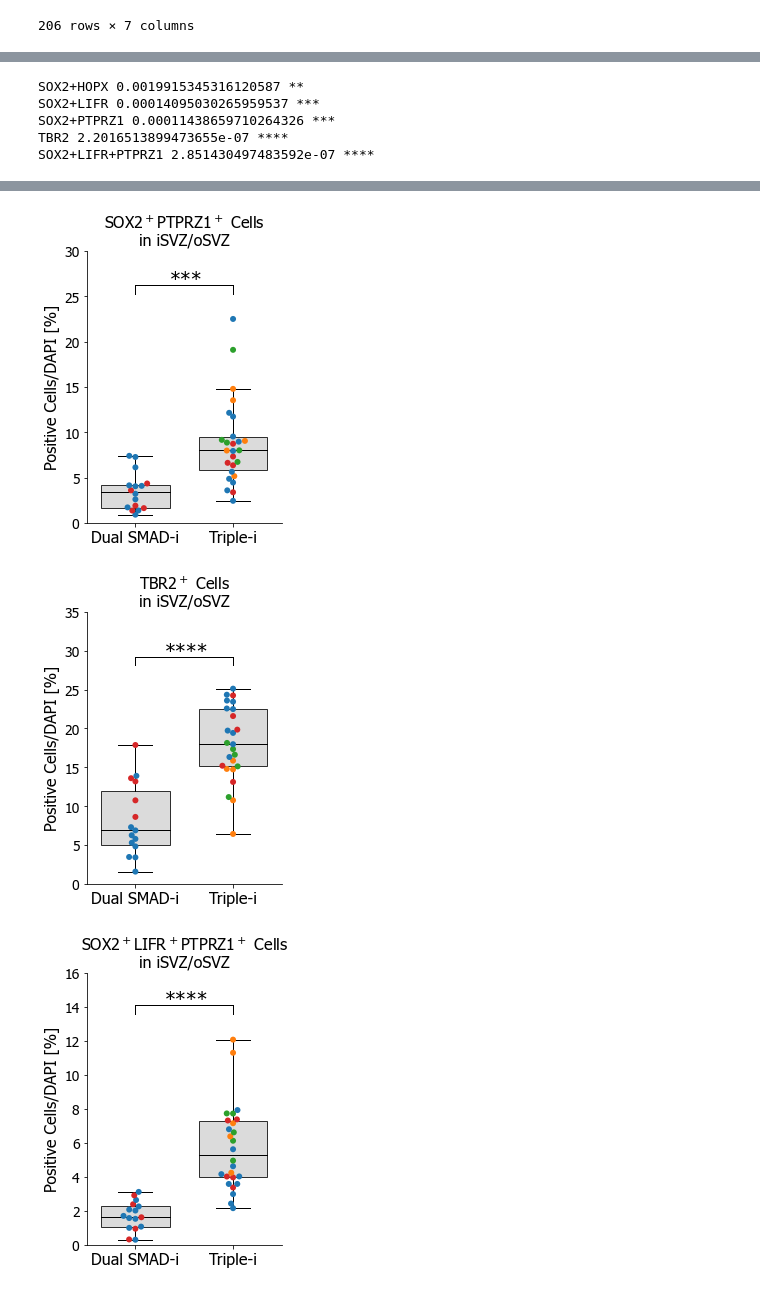
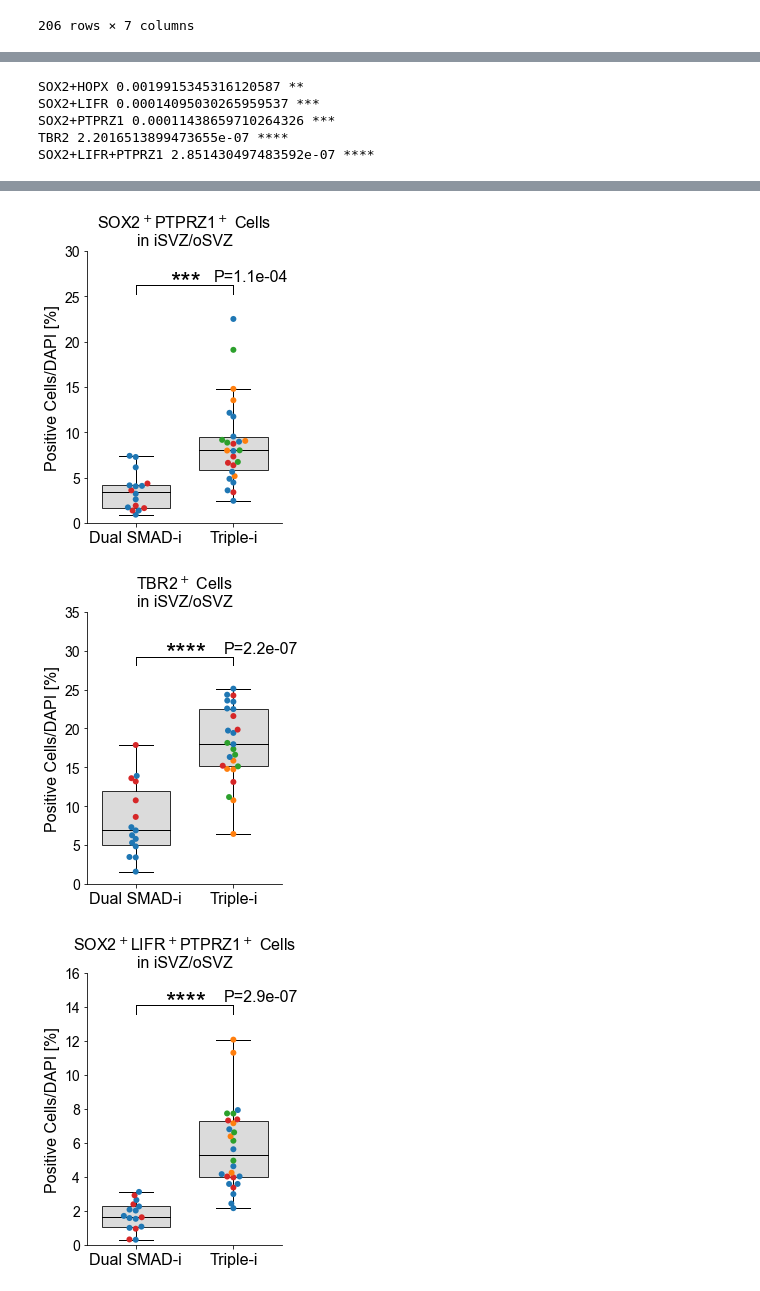
Before and after one commit to daniel-rosebrock/BrainOrganoids, a Jupyter notebook: Fig5_Day50_Countings.ipynb, the cells around one changed output, grey strips where cells are left out. Drawn from its saved outputs; the diff is of its cells as text; code cells hidden in the pictures.

```diff
--- a/Fig5_Day50_Countings.ipynb
+++ b/Fig5_Day50_Countings.ipynb
@@ -16,7 +16,7 @@ font_dirs = ['/mnt/e/Misc/Python_Fonts', ]
 font_files = font_manager.findSystemFonts(fontpaths=font_dirs)
 for font_file in font_files:
     font_manager.fontManager.addfont(font_file)
-matplotlib.rcParams['font.family'] = 'tahoma'
+matplotlib.rcParams['font.family'] = 'arial'
 # %%
 count = np.array([5, 12])
 nobs = np.array([83, 99])
@@ -146,7 +143,6 @@ ax = sns.boxplot(x="Protocol", y='n_SOX2_per_DAPI', data=d50_counts_sub,showflie
 ax = sns.swarmplot(x="Protocol", y='n_SOX2_per_DAPI', data=d50_counts_sub,hue="Cell Line",s=6)#".25")
 ax.tick_params(axis='both', which='major', labelsize=14)
 ax.tick_params(axis='both', which='major', labelsize=14)
-#plt.ylabel('SOX2$^+$'+'/DAPI [%]',fontsize=20)
 plt.ylabel('Positive Cells/DAPI [%]',fontsize=16)
 plt.xlabel('')
 
@@ -176,25 +172,23 @@ for j,idx in enumerate([[0,1]]):
     else: star_t = 'n.s.'
     if star_t == 'n.s.':
         plt.annotate(star_t,xy=(idx[0]+0.37*(idx[1]-idx[0]),y_new+0.005),fontsize=20)
+        plt.annotate('P='+"{:.1e}".format(p),
+                     xy=(idx[0]+0.5*(idx[1]-idx[0])-len(star_t)*0.05+len(star_t)*0.16,y_new+0.01),fontsize=16)
     else:
-        plt.annotate(star_t,xy=(idx[0]+0.5*(idx[1]-idx[0])-len(star_t)*0.05,y_new),fontsize=20)
+        plt.annotate(star_t,xy=(idx[0]+0.5*(idx[1]-idx[0])-len(star_t)*0.05,y_new-0.01),fontsize=26)
+        plt.annotate('P='+"{:.1e}".format(p),
+                     xy=(idx[0]+0.5*(idx[1]-idx[0])-len(star_t)*0.05+len(star_t)*0.16,y_new+0.01),fontsize=16)
     print(p)
 
-#max_val = np.math.ceil(max(max(frac_pos_sbnx),max(frac_pos_sbn))*10)
-#print(max_val)
-#plt.ylim(0,max_val*0.1)
-#plt.ylim(0,30000)
-#plt.ylim(plt.ylim()[0],plt.ylim()[1]+0.05)
 plt.ylim(0,plt.ylim()[1])
 plt.xticks([0,1],['Dual SMAD-i','Triple-i'],fontsize=16)
-#plt.yticks([x*0.1 for x in np.linspace(0,max_val,max_val+1)],[x*0.1 for x in np.linspace(0,max_val,max_val+1)],fontsize=16)
 plt.title('SOX2$^+$ Cells\nin iSVZ/oSVZ',fontsize=16)
 ax.spines["right"].set_visible(False)
 ax.spines["top"].set_visible(False)
 plt.yticks(plt.yticks()[0],[str(int(x*100)) for x in plt.yticks()[0]],fontsize=14)
 plt.legend('',frameon=False)
 
-plt.savefig('/mnt/e/MPIMG/Elkabetz/Mutukula_etal_Paper/Revision/Round2/figures/sox2_per_osvz_area.with_points.no_legend.png',dpi=500,bbox_inches='tight')
-plt.savefig('/mnt/e/MPIMG/Elkabetz/Mutukula_etal_Paper/Revision/Round2/figures/sox2_per_osvz_area.with_points.no_legend.pdf',bbox_inches='tight')
+plt.savefig('figures/fig5/sox2_per_osvz_area.with_points.no_legend.png',dpi=500,bbox_inches='tight')
+plt.savefig('figures/fig5/sox2_per_osvz_area.with_points.no_legend.pdf',bbox_inches='tight')
 # %% [output]
 0.00323667348100597
@@ -202,24 +196,5 @@ plt.savefig('/mnt/e/MPIMG/Elkabetz/Mutukula_etal_Paper/Revision/Round2/figures/s
 # %%
 for gene in ['SOX2+HOPX','SOX2+LIFR','SOX2+PTPRZ1','TBR2','SOX2+LIFR+PTPRZ1']:
-
-    '''
-    plt.figure(figsize=(4,4))
-    d50_counts_sub = d50_counts[d50_counts['gene']==gene]
-    frac_pos_sbnx = d50_counts_sub[d50_counts_sub['tx']=='SBNX']['n_cells_per_DAPI']
-    frac_pos_sbn = d50_counts_sub[d50_counts_sub['tx']=='SBN']['n_cells_per_DAPI']
-    t, p = ttest(frac_pos_sbn, frac_pos_sbnx,alternative='less')
-    t_w, p_w = stats.ranksums(frac_pos_sbnx, frac_pos_sbn)
-    print(gene,p,p_w)
-
-    ax = sns.boxplot(x="tx", y='n_cells_per_DAPI', data=d50_counts_sub)
-    ax = sns.swarmplot(x="tx", y='n_cells_per_DAPI', data=d50_counts_sub, color=".25")
-    ax.tick_params(axis='both', which='major', labelsize=14)
-    ax.tick_par ams(axis='both', which='major', labelsize=14)
-    plt.xlabel('tx',fontsize=16)
-    plt.ylabel('No. '+gene+' cells / DAPI',fontsize=16)
-    plt.title(gene,fontsize=18)
-    plt.show()
-    '''
 
     plt.figure(figsize=(3.5,5))
     d50_counts_sub = d50_counts[d50_counts['Gene']==gene]
@@ -233,7 +208,6 @@ for gene in ['SOX2+HOPX','SOX2+LIFR','SOX2+PTPRZ1','TBR2','SOX2+LIFR+PTPRZ1']:
     ax = sns.swarmplot(x="Protocol", y='n_cells_per_DAPI', data=d50_counts_sub,hue="Cell Line",s=6)
     ax.tick_params(axis='both', which='major', labelsize=14)
     ax.tick_params(axis='both', which='major', labelsize=14)
-    #plt.ylabel(''.join([x+'$^+$' for x in gene.split("+")])+'/DAPI [%]',fontsize=20)
     plt.ylabel('Positive Cells/DAPI [%]',fontsize=16)
     plt.xlabel('')
 
@@ -263,25 +237,19 @@ for gene in ['SOX2+HOPX','SOX2+LIFR','SOX2+PTPRZ1','TBR2','SOX2+LIFR+PTPRZ1']:
         if star_t == 'n.s.':
             plt.annotate(star_t,xy=(idx[0]+0.37*(idx[1]-idx[0]),y_new+0.005),fontsize=20)
         else:
-            plt.annotate(star_t,xy=(idx[0]+0.5*(idx[1]-idx[0])-len(star_t)*0.05,y_new),fontsize=20)
+            plt.annotate(star_t,xy=(idx[0]+0.5*(idx[1]-idx[0])-len(star_t)*0.05,y_new-y_cut/2.),fontsize=26)
+            plt.annotate('P='+"{:.1e}".format(p),
+                     xy=(idx[0]+0.5*(idx[1]-idx[0])-len(star_t)*0.05+len(star_t)*0.15,y_new+0.5*y_cut),fontsize=16)
     print(gene,p,star_t)
-    #max_val = np.math.ceil(max(max(frac_pos_sbnx),max(frac_pos_sbn))*10)
-    #print(max_val)
-    #plt.ylim(0,max_val*0.1)
-    #plt.ylim(0,30000)
-    #plt.ylim(plt.ylim()[0],plt.ylim()[1]+0.05)
     plt.ylim(0,plt.ylim()[1]*0.93)
     plt.xticks([0,1],['Dual SMAD-i','Triple-i'],fontsize=16)
-    #plt.yticks([x*0.1 for x in np.linspace(0,max_val,max_val+1)],[x*0.1 for x in np.linspace(0,max_val,max_val+1)],fontsize=16)
     plt.title(''.join([x+'$^+$' for x in gene.split("+")])+' Cells\nin iSVZ/oSVZ',fontsize=16)
     ax.spines["right"].set_visible(False)
     ax.spines["top"].set_visible(False)
     plt.yticks(plt.yticks()[0],[str(int(x*100)) for x in plt.yticks()[0]],fontsize=14)
     plt.legend('',frameon=False)
-    #ax.legend(loc='center left', bbox_to_anchor=(1, 0.5),fontsize=14)
-    #vplt.savefig('figures/n_sox2_per_osvz_area.with_points.png',dpi=500,bbox_inches='tight')
-    #plt.savefig('/mnt/e/MPIMG/Elkabetz/Mutukula_etal_Paper/Revision/Round2/figures/'+gene.replace("+","_")+'_per_osvz_area.with_points.png',dpi=500,bbox_inches='tight')
-    #plt.savefig('/mnt/e/MPIMG/Elkabetz/Mutukula_etal_Paper/Revision/Round2/figures/'+gene.replace("+","_")+'_per_osvz_area.with_points.pdf',bbox_inches='tight')
+    plt.savefig('figures/fig5/'+gene.replace("+","_")+'_per_osvz_area.with_points.png',dpi=500,bbox_inches='tight')
+    plt.savefig('figures/fig5/'+gene.replace("+","_")+'_per_osvz_area.with_points.pdf',bbox_inches='tight')
 # %% [output]
 SOX2+HOPX 0.0019915345316120587 **
 SOX2+LIFR 0.00014095030265959537 ***
@@ -293,3 +261,3 @@ SOX2+LIFR+PTPRZ1 2.851430497483592e-07 ****
-[figure, old version]
+[figure, new version]
-[figure, old version]
+[figure, new version]
-[figure, old version]
+[figure, new version]
```
Also changed, not shown: parts of 3 cells of this notebook, 4 other files.
